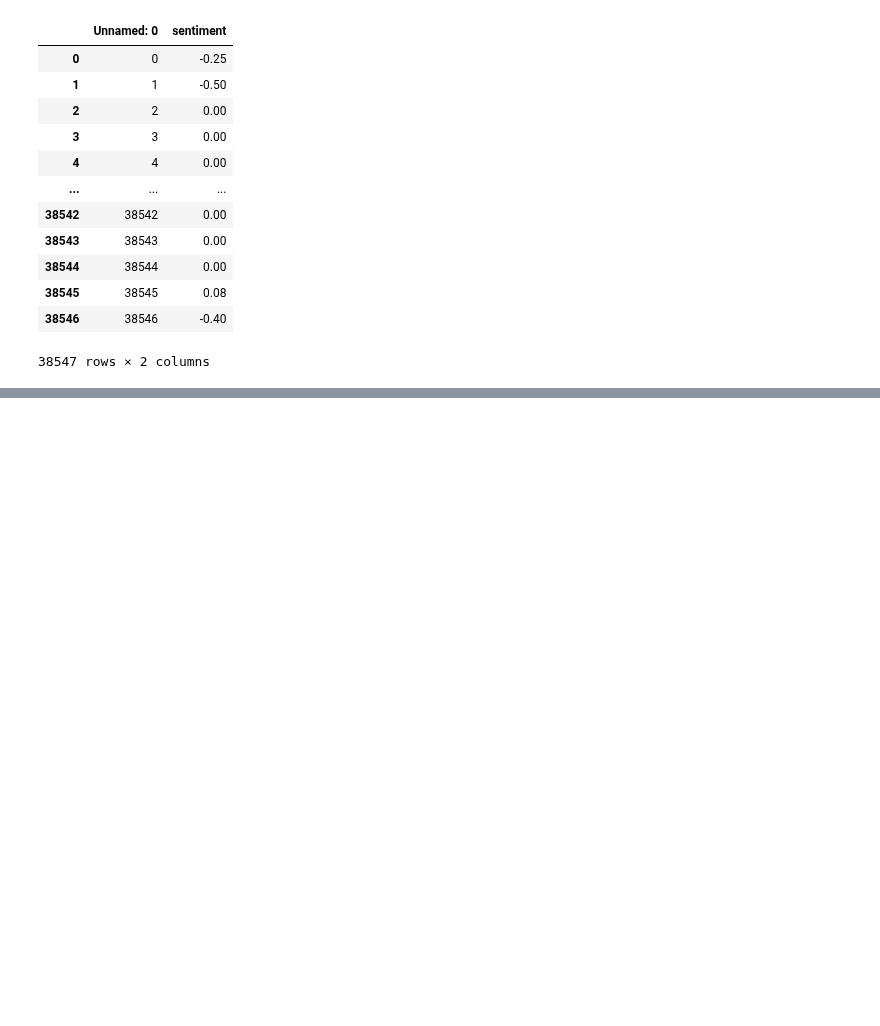
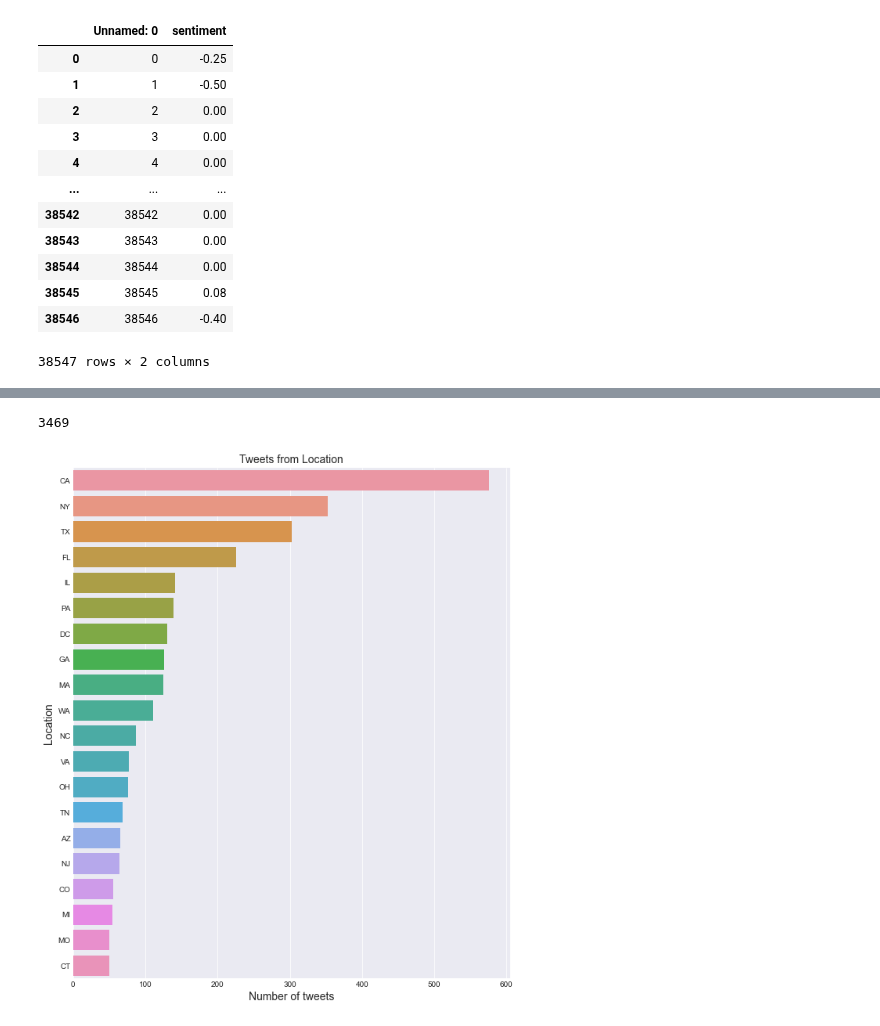
Before and after one commit to BiBa-01/Capstone_Covid, a Jupyter notebook: TweetsEDAquant.ipynb, the cells around one changed output, grey strips where cells are left out. Drawn from its saved outputs; the diff is of its cells as text; code cells hidden in the pictures; blank space fills up the shorter version.

Commit message:
Tweets EDA sentiment 4

```diff
--- a/TweetsEDAquant.ipynb
+++ b/TweetsEDAquant.ipynb
@@ -980 +251,6 @@ df_tweety
+# %%
+#add column to df_tweety and rename 'sentiment' to receive two columns 'blob_quant' and 'vader_quant'
+df_tweety['blob_quant'] = blob_quant['sentiment']
+
+df_tweety = df_tweety.rename(columns={'sentiment': 'vader_quant'})
 # %%
@@ -985,0 +307,2 @@ df_unanim.shape
+# %%
+df = df_tweety.copy()
@@ -985,0 +351,21 @@ df_unanim.shape
+# %%
+# for US tweets extract state abbreviations for a new STATE column
+# helper function to extract state origin of every tweet
+def get_state(x):
+
+    states = ["AL", "AK", "AZ", "AR", "CA", "CO", "CT", "DC", "DE", "FL", "GA",
+              "HI", "ID", "IL", "IN", "IA", "KS", "KY", "LA", "ME", "MD",
+              "MA", "MI", "MN", "MS", "MO", "MT", "NE", "NV", "NH", "NJ",
+              "NM", "NY", "NC", "ND", "OH", "OK", "OR", "PA", "RI", "SC",
+              "SD", "TN", "TX", "UT", "VT", "VA", "WA", "WV", "WI", "WY"]
+
+    abbr = x.split(',')[-1].lstrip().upper()
+    if abbr in states:
+        return abbr
+    else:
+        return 0
+# %%
+# create abreviated states column
+df['us_state'] = df['user_location'].astype(str).apply(get_state)
+df = df[df['us_state'] != 0]
+list(df['us_state'].head(10))
@@ -985,0 +390,14 @@ df_unanim.shape
+# %%
+len(df)
+# %% [output]
+3469
+# %%
+plt.figure(figsize=(10,12))
+sns.barplot(df.us_state.value_counts().values[0:20],
+            df.us_state.value_counts().index[0:20]);
+plt.title("Tweets from Location",fontsize=14)
+plt.xlabel("Number of tweets",fontsize=14)
+plt.ylabel("Location",fontsize=14)
+plt.show()
+# %% [output]
+[figure, added]
```
Also changed, not shown: parts of 123 cells of this notebook, 2 other files.
